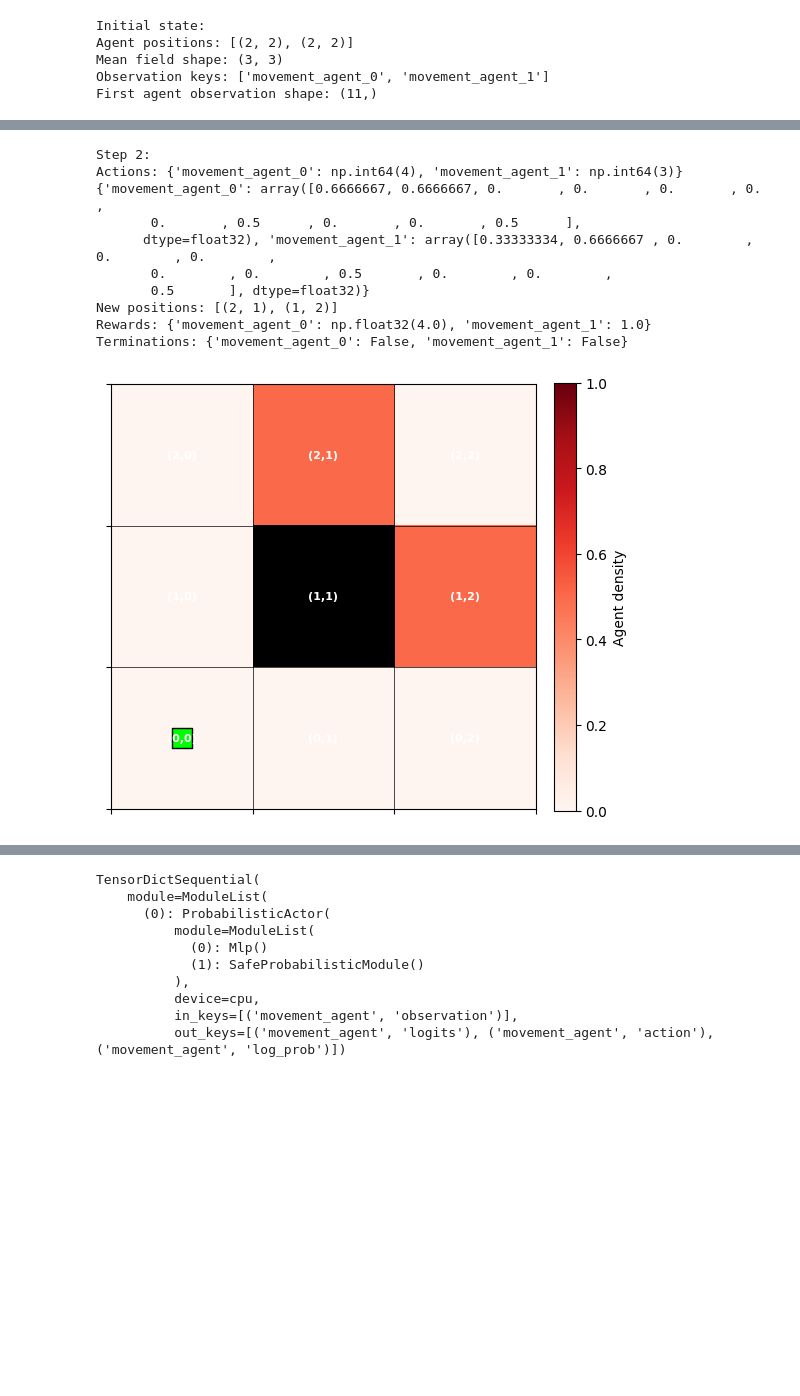
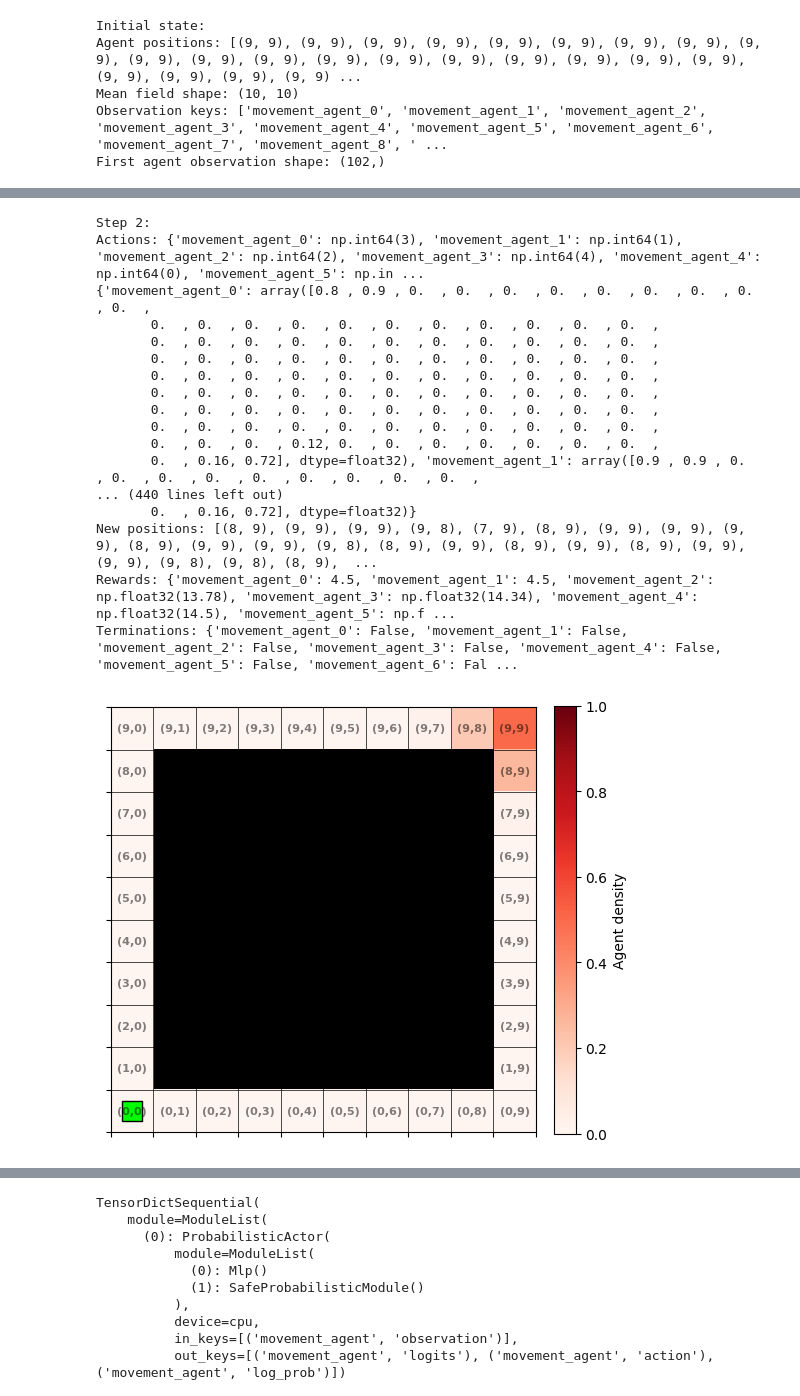
Before and after one commit to kbundaleski9000/thesis, a Jupyter notebook: code/Testingenvironment.ipynb, the cells around one changed output, grey strips where cells are left out. Cells and saved outputs as stored; diff of their text form; code cells hidden in the pictures; blank space fills up the shorter version.

Commit message:
added NxN env, fixed manual rollouts, added BFS and dijkstra for distance-based reward calc (need to implement in step())

```diff
--- a/code/Testingenvironment.ipynb
+++ b/code/Testingenvironment.ipynb
@@ -231,7 +231,7 @@ class EnvNxN(ParallelEnv):
         self.positions = []
         self.mean_field = np.zeros(self.size, dtype=np.float32)
         self.steps = 0
-        self.max_steps = 10
+        self.max_steps = size[0] * 5
         self.congestion_coefficient = 1
 
     def reset(self, seed=42, options=None):
@@ -341,8 +341,9 @@ class EnvNxN(ParallelEnv):
         # Add coordinate text to each grid cell
         for x in range(grid_size):
             for y in range(grid_size):
-                self.ax.text(y, x, f"({x},{y})", ha='center', va='center',
-                           fontsize=8, color='white', weight='bold')
+                if (x,y) not in self.obstacles:
+                    self.ax.text(y, x, f"({x},{y})", ha='center', va='center',
+                               fontsize=8, color='black', weight='bold', alpha=0.5)
 
         # Mark target
         self.ax.scatter(
@@ -378,8 +379,7 @@ class EnvNxN(ParallelEnv):
             self.colorbar = None
 # %%
 # Test the environment with random actions
-obstacles_test = [(1,1)]
-env = EnvNxN(size=(3, 3), num_moving_agents = 50, obstacles = obstacles_test)  # Start with fewer agents for testing
+env = EnvNxN(size=(10, 10), num_moving_agents = 50, obstacles = "middle")  # Start with fewer agents for testing
 obs, info = env.reset()
 
 print("Initial state:")
@@ -413,7 +413,7 @@ for step in range(3):
     env.close()
 # %% [output]
 Initial state:
-Agent positions: [(2, 2), (2, 2)]
-Mean field shape: (3, 3)
-Observation keys: ['movement_agent_0', 'movement_agent_1']
-First agent observation shape: (11,)
+Agent positions: [(9, 9), (9, 9), (9, 9), (9, 9), (9, 9), (9, 9), (9, 9), (9, 9), (9, 9), (9, 9), (9, 9), (9, 9), (9, 9), (9, 9), (9, 9), (9, 9), (9, 9), (9, 9), (9, 9), (9, 9), (9, 9), (9, 9), (9, 9) ...
+Mean field shape: (10, 10)
+Observation keys: ['movement_agent_0', 'movement_agent_1', 'movement_agent_2', 'movement_agent_3', 'movement_agent_4', 'movement_agent_5', 'movement_agent_6', 'movement_agent_7', 'movement_agent_8', ' ...
+First agent observation shape: (102,)
@@ -432,12 +439,19 @@ Terminations: {'movement_agent_0': False, 'movement_agent_1': False}
 Step 2:
-Actions: {'movement_agent_0': np.int64(4), 'movement_agent_1': np.int64(3)}
-{'movement_agent_0': array([0.6666667, 0.6666667, 0.       , 0.       , 0.       , 0.       ,
-       0.       , 0.5      , 0.       , 0.       , 0.5      ],
-      dtype=float32), 'movement_agent_1': array([0.33333334, 0.6666667 , 0.        , 0.        , 0.        ,
-       0.        , 0.        , 0.5       , 0.        , 0.        ,
-       0.5       ], dtype=float32)}
-New positions: [(2, 1), (1, 2)]
-Rewards: {'movement_agent_0': np.float32(4.0), 'movement_agent_1': 1.0}
-Terminations: {'movement_agent_0': False, 'movement_agent_1': False}
+Actions: {'movement_agent_0': np.int64(3), 'movement_agent_1': np.int64(1), 'movement_agent_2': np.int64(2), 'movement_agent_3': np.int64(4), 'movement_agent_4': np.int64(0), 'movement_agent_5': np.in ...
+{'movement_agent_0': array([0.8 , 0.9 , 0.  , 0.  , 0.  , 0.  , 0.  , 0.  , 0.  , 0.  , 0.  ,
+       0.  , 0.  , 0.  , 0.  , 0.  , 0.  , 0.  , 0.  , 0.  , 0.  , 0.  ,
+       0.  , 0.  , 0.  , 0.  , 0.  , 0.  , 0.  , 0.  , 0.  , 0.  , 0.  ,
+       0.  , 0.  , 0.  , 0.  , 0.  , 0.  , 0.  , 0.  , 0.  , 0.  , 0.  ,
+       0.  , 0.  , 0.  , 0.  , 0.  , 0.  , 0.  , 0.  , 0.  , 0.  , 0.  ,
+       0.  , 0.  , 0.  , 0.  , 0.  , 0.  , 0.  , 0.  , 0.  , 0.  , 0.  ,
+       0.  , 0.  , 0.  , 0.  , 0.  , 0.  , 0.  , 0.  , 0.  , 0.  , 0.  ,
+       0.  , 0.  , 0.  , 0.  , 0.  , 0.  , 0.  , 0.  , 0.  , 0.  , 0.  ,
+       0.  , 0.  , 0.  , 0.12, 0.  , 0.  , 0.  , 0.  , 0.  , 0.  , 0.  ,
+       0.  , 0.16, 0.72], dtype=float32), 'movement_agent_1': array([0.9 , 0.9 , 0.  , 0.  , 0.  , 0.  , 0.  , 0.  , 0.  , 0.  , 0.  ,
+... (440 lines left out)
+       0.  , 0.16, 0.72], dtype=float32)}
+New positions: [(8, 9), (9, 9), (9, 9), (9, 8), (7, 9), (8, 9), (9, 9), (9, 9), (9, 9), (8, 9), (9, 9), (9, 9), (9, 8), (8, 9), (9, 9), (8, 9), (9, 9), (8, 9), (9, 9), (9, 9), (9, 8), (9, 8), (8, 9),  ...
+Rewards: {'movement_agent_0': 4.5, 'movement_agent_1': 4.5, 'movement_agent_2': np.float32(13.78), 'movement_agent_3': np.float32(14.34), 'movement_agent_4': np.float32(14.5), 'movement_agent_5': np.f ...
+Terminations: {'movement_agent_0': False, 'movement_agent_1': False, 'movement_agent_2': False, 'movement_agent_3': False, 'movement_agent_4': False, 'movement_agent_5': False, 'movement_agent_6': Fal ...
-[figure, old version]
+[figure, new version]
 Step 3:
```
Also changed, not shown: parts of 22 cells of this notebook.
